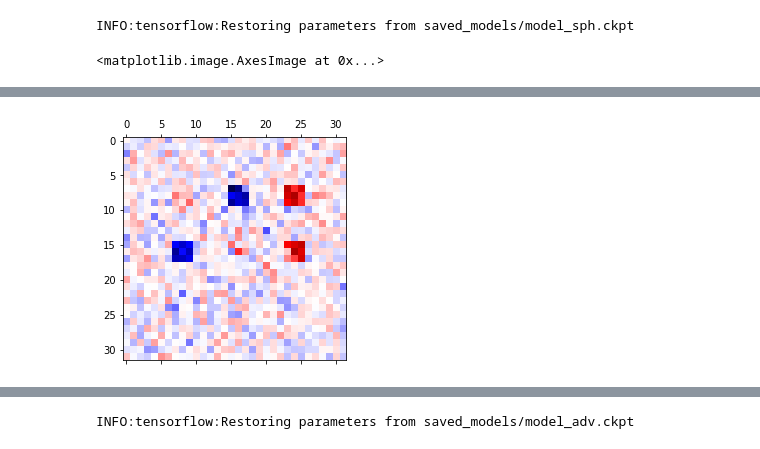
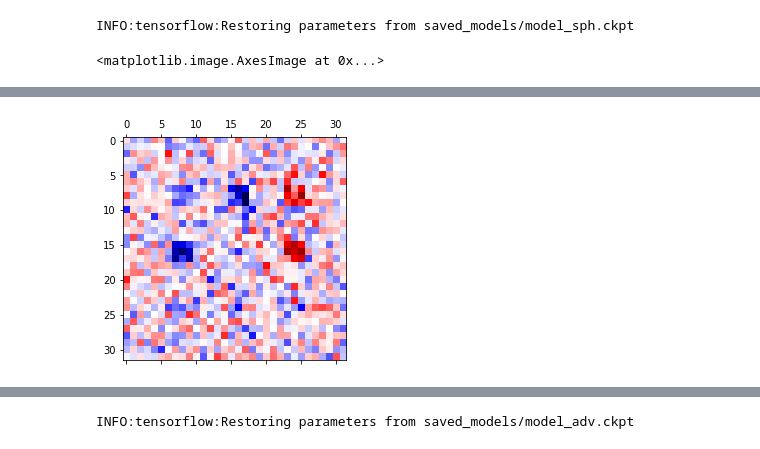
Before and after one commit to patrick-mcclure/adversarial_training_for_fmri_decoding, a Jupyter notebook: Synthetic/Synthetic_Decoding.ipynb, the cells around one changed output, grey strips where cells are left out. Drawn from its saved outputs; the diff is of its cells as text; code cells hidden in the pictures.

```diff
--- a/Synthetic/Synthetic_Decoding.ipynb
+++ b/Synthetic/Synthetic_Decoding.ipynb
@@ -47,3 +51,5 @@ temp_avg = (temp_0+temp_1+temp_2)/3.0
+# %%
+train_templates = temp_array = np.array([train_data[where_train_0[0]].mean(axis=0),train_data[where_train_1[0]].mean(axis=0),train_data[where_train_2[0]].mean(axis=0)])
 # %%
 #Plot the three template images and the averge template image
 clim = np.abs(temp_0).max()
@@ -350,0 +610,9 @@ plt.matshow(np.reshape(grad_l_2_1[0].mean(axis=0),[32,32]),cmap='seismic',vmin=-
+# %%
+#Get validation results for the structured model
+with tf.Session() as sess:
+    init = tf.global_variables_initializer()
+    sess.run(init)
+    saver_sl.restore(sess, "saved_models/model_sl.ckpt")
+    l_sl, a_sl = sess.run([loss_sl, acc_sl], feed_dict={x: val_data, y_true: val_labels})
+    print('Loss L: ' + str(l_sl[0]))
+    print('Acc L: ' + str(a_sl))
@@ -350,0 +623,9 @@ plt.matshow(np.reshape(grad_l_2_1[0].mean(axis=0),[32,32]),cmap='seismic',vmin=-
+# %%
+#Get test results for the structured linear model
+with tf.Session() as sess:
+    init = tf.global_variables_initializer()
+    sess.run(init)
+    saver_sl.restore(sess, "saved_models/model_sl.ckpt")
+    l_sl, a_sl = sess.run([loss_sl, acc_sl], feed_dict={x: test_data, y_true: test_labels})
+    print('Loss L: ' + str(l_sl[0]))
+    print('Acc L: ' + str(a_sl))
@@ -790,39 +1183,39 @@ INFO:tensorflow:Restoring parameters from saved_models/model_sph.ckpt
 #Plot gradients for the neural network model trained with spherical noise
 
 #Plot gradients for class 0 for class 0 inputs
-clim = np.abs(grad_sph_0[0].mean(axis=0)).max()
-plt.matshow(np.reshape(grad_sph_0[0].mean(axis=0),[32,32]),cmap='seismic',vmin=-1.0*clim,vmax=clim)
+clim = np.abs(grad_sph_0[0][1]).max()
+plt.matshow(np.reshape(grad_sph_0[0][1],[32,32]),cmap='seismic',vmin=-1.0*clim,vmax=clim)
 
 #Plot gradients for class 1 for class 1 inputs
-clim = np.abs(grad_sph_1[0].mean(axis=0)).max()
-plt.matshow(np.reshape(grad_sph_1[0].mean(axis=0),[32,32]),cmap='seismic',vmin=-1.0*clim,vmax=clim)
+clim = np.abs(grad_sph_1[0][1]).max()
+plt.matshow(np.reshape(grad_sph_1[0][1],[32,32]),cmap='seismic',vmin=-1.0*clim,vmax=clim)
 
 #Plot gradientws for class 2 for class 2 inputs
-clim = np.abs(grad_sph_2[0].mean(axis=0)).max()
-plt.matshow(np.reshape(grad_sph_2[0].mean(axis=0),[32,32]),cmap='seismic',vmin=-1.0*clim,vmax=clim)
+clim = np.abs(grad_sph_2[0][1]).max()
+plt.matshow(np.reshape(grad_sph_2[0][1],[32,32]),cmap='seismic',vmin=-1.0*clim,vmax=clim)
 
 #Plot gradients for class 1 for class 0 inputs
-clim = np.abs(grad_sph_0_1[0].mean(axis=0)).max()
-plt.matshow(np.reshape(grad_sph_0_1[0].mean(axis=0),[32,32]),cmap='seismic',vmin=-1.0*clim,vmax=clim)
+clim = np.abs(grad_sph_0_1[0][1]).max()
+plt.matshow(np.reshape(grad_sph_0_1[0][1],[32,32]),cmap='seismic',vmin=-1.0*clim,vmax=clim)
 
 #Plot gradients for class 2 for class 0 inputs
-clim = np.abs(grad_sph_0_2[0].mean(axis=0)).max()
-plt.matshow(np.reshape(grad_sph_0_2[0].mean(axis=0),[32,32]),cmap='seismic',vmin=-1.0*clim,vmax=clim)
+clim = np.abs(grad_sph_0_2[0][1]).max()
+plt.matshow(np.reshape(grad_sph_0_2[0][1],[32,32]),cmap='seismic',vmin=-1.0*clim,vmax=clim)
 
 #Plot gradients for class 0 for class 1 inputs
-clim = np.abs(grad_sph_1_0[0].mean(axis=0)).max()
-plt.matshow(np.reshape(grad_sph_1_0[0].mean(axis=0),[32,32]),cmap='seismic',vmin=-1.0*clim,vmax=clim)
+clim = np.abs(grad_sph_1_0[0][1]).max()
+plt.matshow(np.reshape(grad_sph_1_0[0][1],[32,32]),cmap='seismic',vmin=-1.0*clim,vmax=clim)
 
 #Plot gradients for class 2 for class 1 inputs
-clim = np.abs(grad_sph_1_2[0].mean(axis=0)).max()
-plt.matshow(np.reshape(grad_sph_1_2[0].mean(axis=0),[32,32]),cmap='seismic',vmin=-1.0*clim,vmax=clim)
+clim = np.abs(grad_sph_1_2[0][1]).max()
+plt.matshow(np.reshape(grad_sph_1_2[0][1],[32,32]),cmap='seismic',vmin=-1.0*clim,vmax=clim)
 
 #Plot gradients for class 0 for class 2 inputs
-clim = np.abs(grad_sph_2_0[0].mean(axis=0)).max()
-plt.matshow(np.reshape(grad_sph_2_0[0].mean(axis=0),[32,32]),cmap='seismic',vmin=-1.0*clim,vmax=clim)
+clim = np.abs(grad_sph_2_0[0][1]).max()
+plt.matshow(np.reshape(grad_sph_2_0[0][1],[32,32]),cmap='seismic',vmin=-1.0*clim,vmax=clim)
 
 #Plot gradients for class 1 for class 2 inputs
-clim = np.abs(grad_sph_2_1[0].mean(axis=0)).max()
-plt.matshow(np.reshape(grad_sph_2_1[0].mean(axis=0),[32,32]),cmap='seismic',vmin=-1.0*clim,vmax=clim)
+clim = np.abs(grad_sph_2_1[0][1]).max()
+plt.matshow(np.reshape(grad_sph_2_1[0][1],[32,32]),cmap='seismic',vmin=-1.0*clim,vmax=clim)
 # %% [output]
 <matplotlib.image.AxesImage at 0x...>
@@ -835 +1228 @@ plt.matshow(np.reshape(grad_sph_2_1[0].mean(axis=0),[32,32]),cmap='seismic',vmin
-[figure, old version]
+[figure, new version]
```
Also changed, not shown: parts of 204 cells of this notebook, 12 other files.
